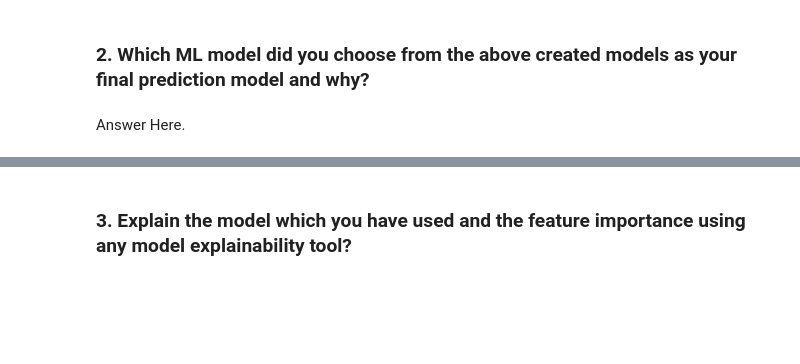
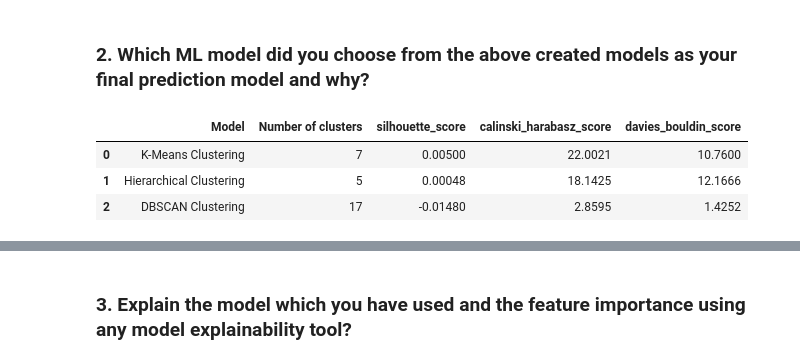
Before and after one commit to GaytriChoudhari/Unsupervised_ML_Netflix_Movies_and_TV_Shows_Clustering, a Jupyter notebook: Unsupervised_ML_Netflix_Movies_and_TV_Shows_Clustering.ipynb, the cells around one changed output, grey strips where cells are left out. Saved outputs shown, nothing was run; the diff lists cells and outputs as text; code cells hidden in the pictures; blank space fills up the shorter version.

```diff
--- a/Unsupervised_ML_Netflix_Movies_and_TV_Shows_Clustering.ipynb
+++ b/Unsupervised_ML_Netflix_Movies_and_TV_Shows_Clustering.ipynb
@@ -1621,4 +1789,24 @@ Answer Here.
 # %% [markdown]
 ### 2. Which ML model did you choose from the above created models as your final prediction model and why?
-# %% [markdown]
-Answer Here.
+# %%
+# Storing metrics in order to make dataframe of metrics
+Model          = ['K-Means Clustering', 'Hierarchical Clustering', 'DBSCAN Clustering']
+S_score  = [0.0050, 0.00048, -0.0148]
+CH_score = [22.0021, 18.1425, 2.8595]
+DB_score = [10.7600, 12.1666, 1.4252]
+No_of_cluster = [7, 5, 17]
+# Create dataframe from the lists
+data = {'Model' : Model,
+        'Number of clusters': No_of_cluster,
+        'silhouette_score'  : S_score,
+        'calinski_harabasz_score': CH_score,
+        'davies_bouldin_score': DB_score}
+Metric_df = pd.DataFrame(data)
+
+# Printing dataframe
+Metric_df
+# %% [output]
+|  | Model | Number of clusters | silhouette_score | calinski_harabasz_score | davies_bouldin_score |
+| 0 | K-Means Clustering | 7 | 0.00500 | 22.0021 | 10.7600 |
+| 1 | Hierarchical Clustering | 5 | 0.00048 | 18.1425 | 12.1666 |
+| 2 | DBSCAN Clustering | 17 | -0.01480 | 2.8595 | 1.4252 |
```
Also changed, not shown: parts of 45 cells of this notebook.
